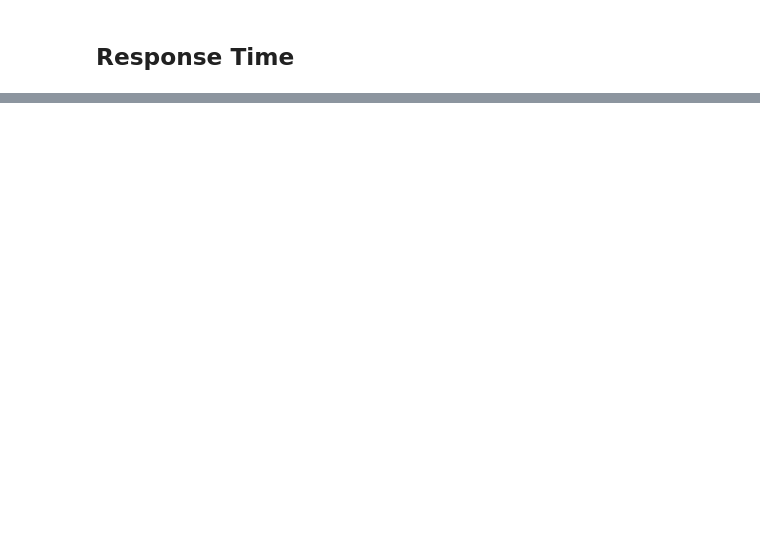
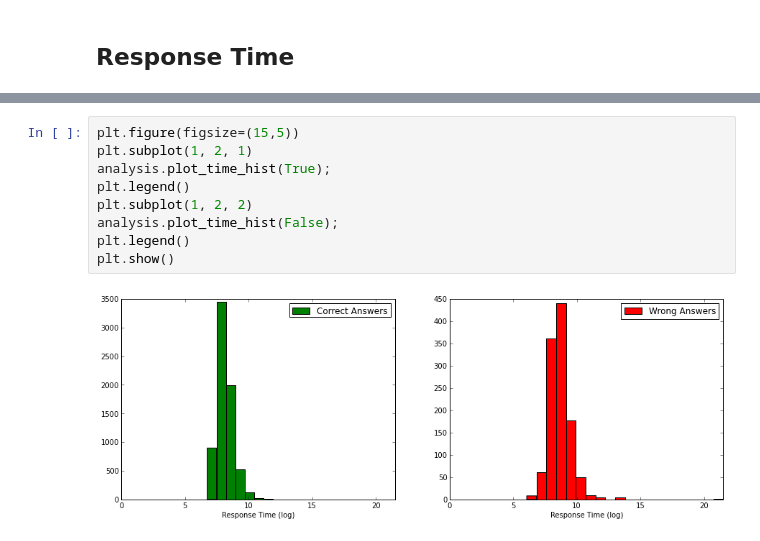
Before and after one commit to adaptive-learning/geography-tools, a Jupyter notebook: notebooks/initial_analysis.ipynb, the cells around one changed output, grey strips where cells are left out. Drawn from its saved outputs; the diff is of its cells as text; blank space fills up the shorter version.

```diff
--- a/notebooks/initial_analysis.ipynb
+++ b/notebooks/initial_analysis.ipynb
@@ -111,0 +32,11 @@ plt.show()
+# %%
+plt.figure(figsize=(15,5))
+plt.subplot(1, 2, 1)
+analysis.plot_time_hist(True);
+plt.legend()
+plt.subplot(1, 2, 2)
+analysis.plot_time_hist(False);
+plt.legend()
+plt.show()
+# %% [output]
+[figure, added]
```
Also changed, not shown: parts of 10 cells of this notebook, 9 other files.
